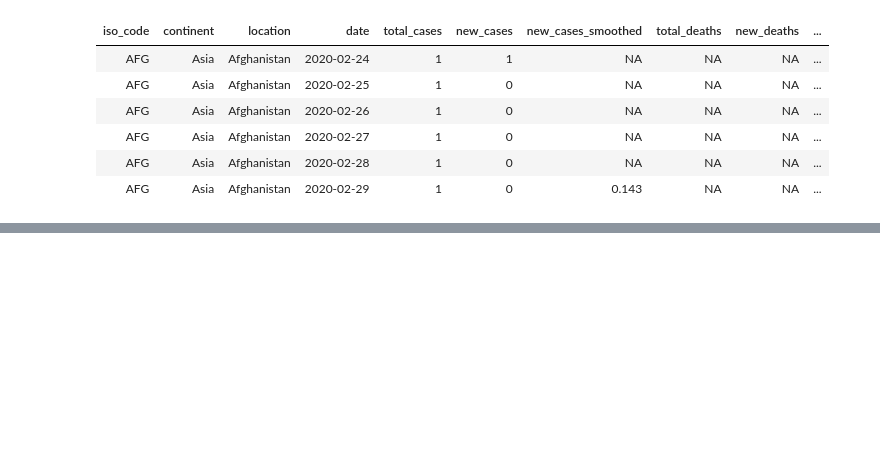
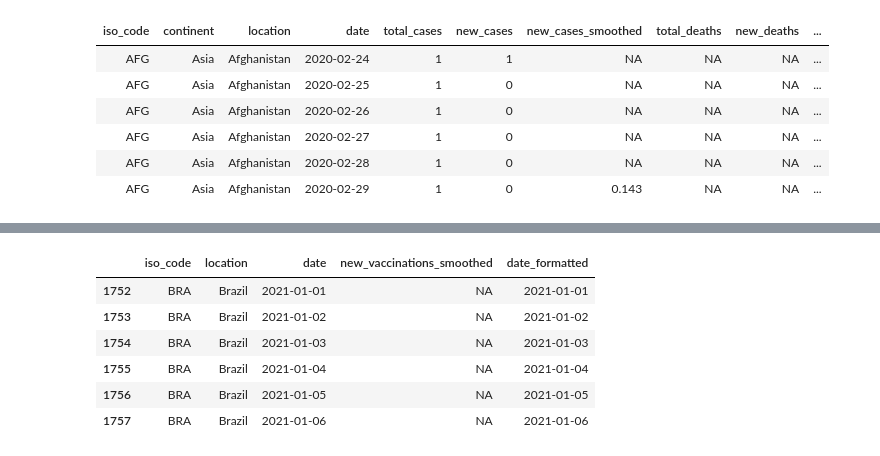
Before and after one commit to chris-creditdesign/nature-herd-immunity-data, a Jupyter notebook: nature-herd-immunity-v1.ipynb, the cells around one changed output, grey strips where cells are left out. Saved outputs shown, nothing was run; the diff lists cells and outputs as text; code cells hidden in the pictures; blank space fills up the shorter version.

```diff
--- a/nature-herd-immunity-v1.ipynb
+++ b/nature-herd-immunity-v1.ipynb
@@ -89,0 +154,10 @@ Warning message:
+# %%
+head(df_new_vaccinations)
+# %% [output]
+|  | iso_code | location | date | new_vaccinations_smoothed | date_formatted |
+| 1752 | BRA | Brazil | 2021-01-01 | NA | 2021-01-01 |
+| 1753 | BRA | Brazil | 2021-01-02 | NA | 2021-01-02 |
+| 1754 | BRA | Brazil | 2021-01-03 | NA | 2021-01-03 |
+| 1755 | BRA | Brazil | 2021-01-04 | NA | 2021-01-04 |
+| 1756 | BRA | Brazil | 2021-01-05 | NA | 2021-01-05 |
+| 1757 | BRA | Brazil | 2021-01-06 | NA | 2021-01-06 |
```
Also changed, not shown: parts of 18 cells of this notebook.
